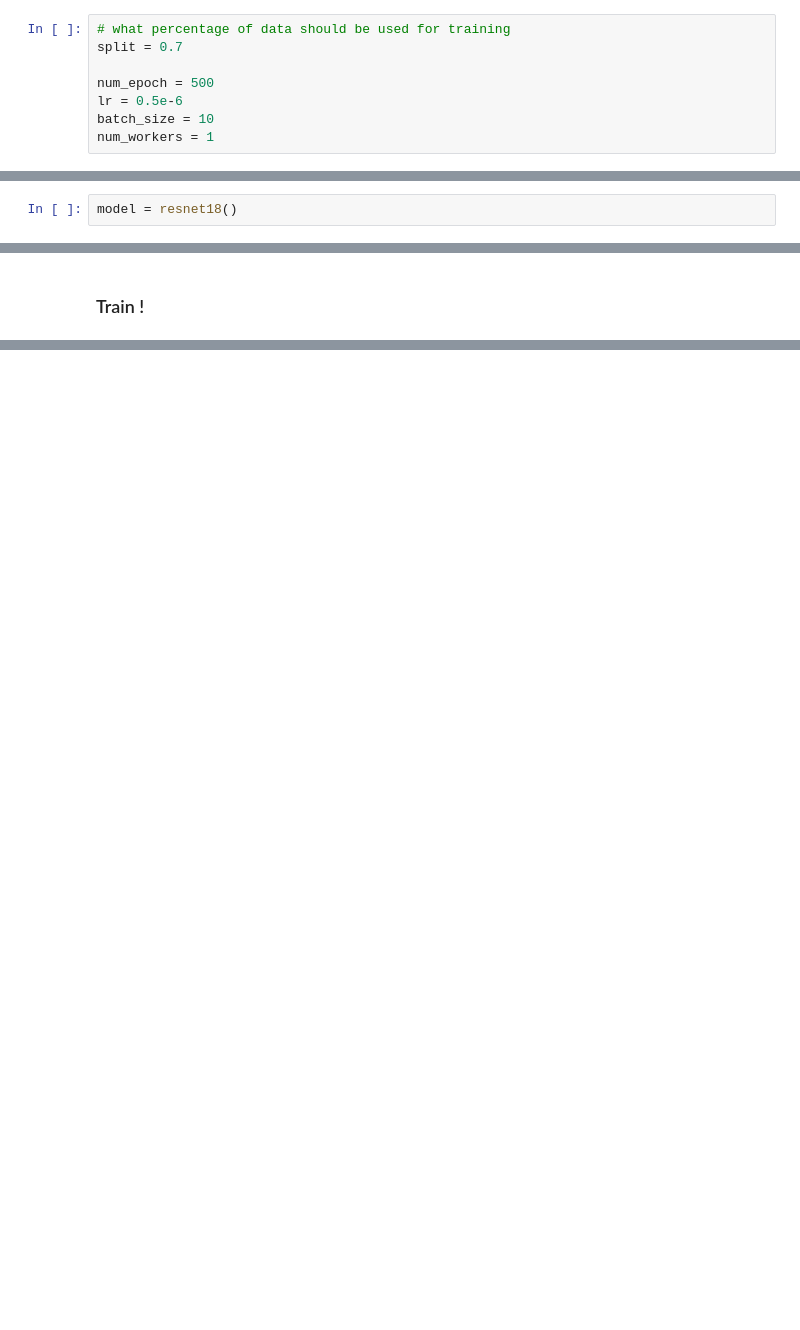
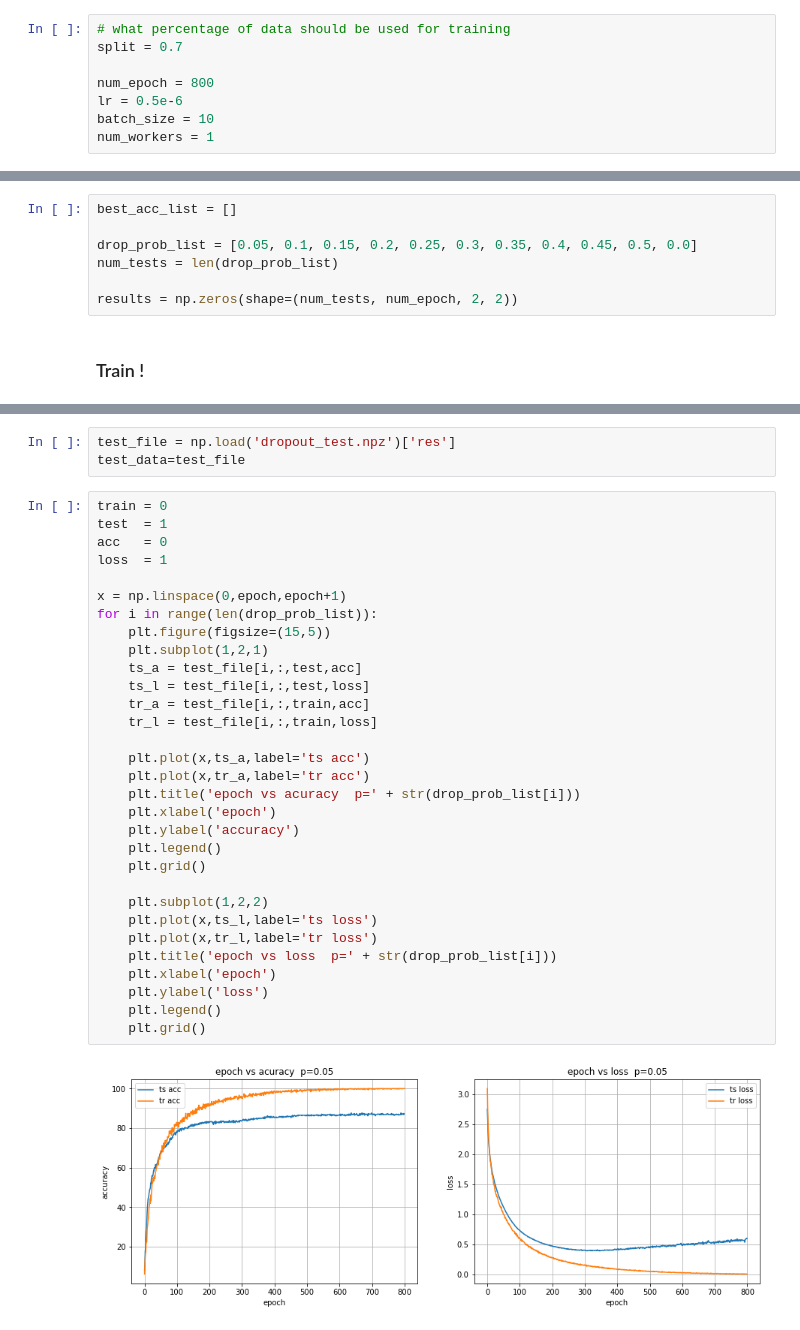
Before and after one commit to atwhitman/4194FinalProject, a Jupyter notebook: HAR_classifier.ipynb, the cells around one changed output, grey strips where cells are left out. Saved outputs shown, nothing was run; the diff lists cells and outputs as text; blank space fills up the shorter version.

Commit message:
implemented dropout and tested various dropout probabilities.

```diff
--- a/HAR_classifier.ipynb
+++ b/HAR_classifier.ipynb
@@ -39,11 +39,9 @@ import time
 # what percentage of data should be used for training
 split = 0.7
 
-num_epoch = 500
+num_epoch = 800
 lr = 0.5e-6
 batch_size = 10
 num_workers = 1
 # %% [markdown]
 ### Create Model
-# %%
-model = resnet18()
@@ -125,3 +93,10 @@ test_batches = test_dl.__len__()
+# %%
+best_acc_list = []
+
+drop_prob_list = [0.05, 0.1, 0.15, 0.2, 0.25, 0.3, 0.35, 0.4, 0.45, 0.5, 0.0]
+num_tests = len(drop_prob_list)
+
+results = np.zeros(shape=(num_tests, num_epoch, 2, 2))
 # %% [markdown]
 ### Train !
 # %%
@@ -269,0 +278,36 @@ plt.show()
+# %%
+test_file = np.load('dropout_test.npz')['res']
+test_data=test_file
+# %%
+train = 0
+test  = 1
+acc   = 0
+loss  = 1
+
+x = np.linspace(0,epoch,epoch+1)
+for i in range(len(drop_prob_list)):
+    plt.figure(figsize=(15,5))
+    plt.subplot(1,2,1)
+    ts_a = test_file[i,:,test,acc]
+    ts_l = test_file[i,:,test,loss]
+    tr_a = test_file[i,:,train,acc]
+    tr_l = test_file[i,:,train,loss]
+
+    plt.plot(x,ts_a,label='ts acc')
+    plt.plot(x,tr_a,label='tr acc')
+    plt.title('epoch vs acuracy  p=' + str(drop_prob_list[i]))
+    plt.xlabel('epoch')
+    plt.ylabel('accuracy')
+    plt.legend()
+    plt.grid()
+
+    plt.subplot(1,2,2)
+    plt.plot(x,ts_l,label='ts loss')
+    plt.plot(x,tr_l,label='tr loss')
+    plt.title('epoch vs loss  p=' + str(drop_prob_list[i]))
+    plt.xlabel('epoch')
+    plt.ylabel('loss')
+    plt.legend()
+    plt.grid()
+# %% [output]
+[figure, added]
```
Also changed, not shown: parts of 8 cells of this notebook, 2 other files.
